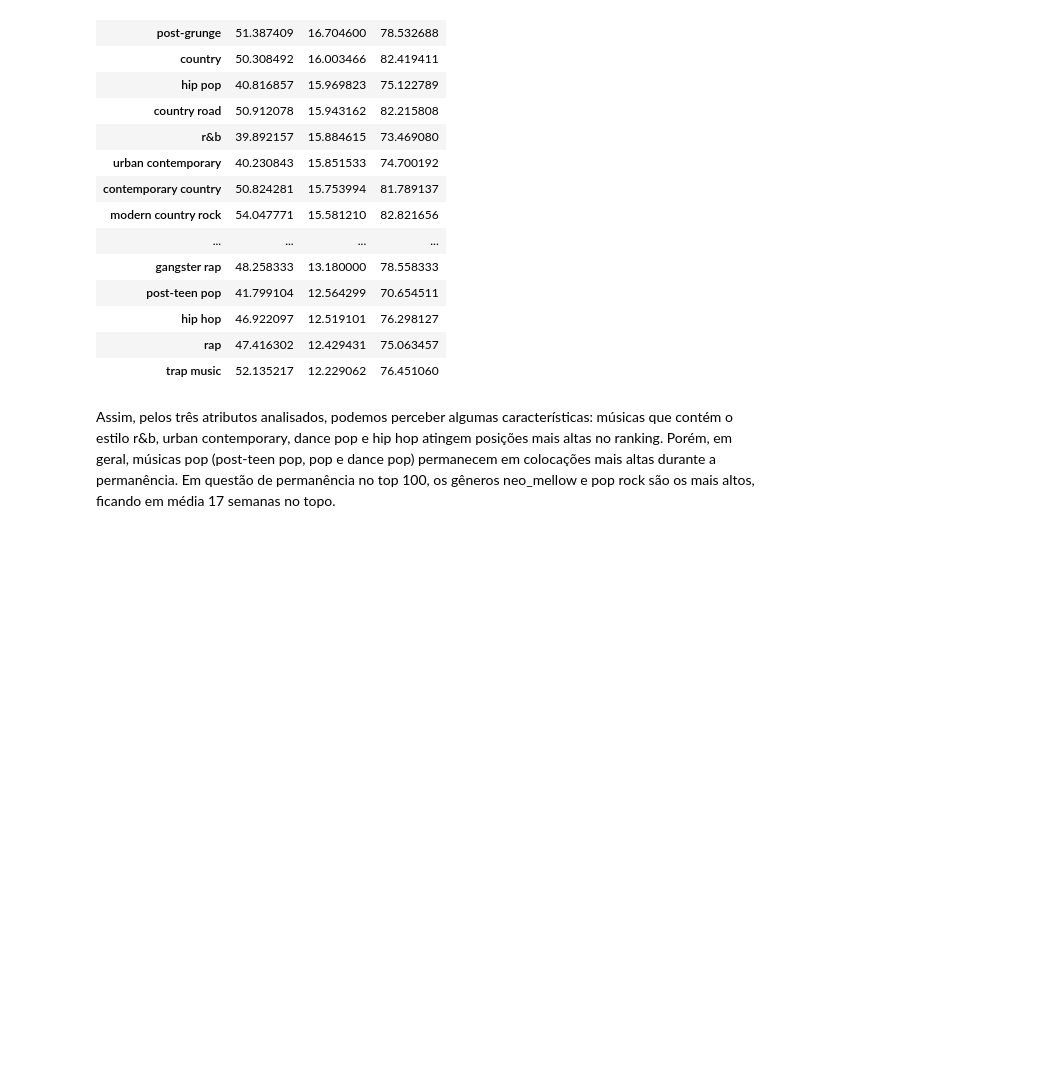
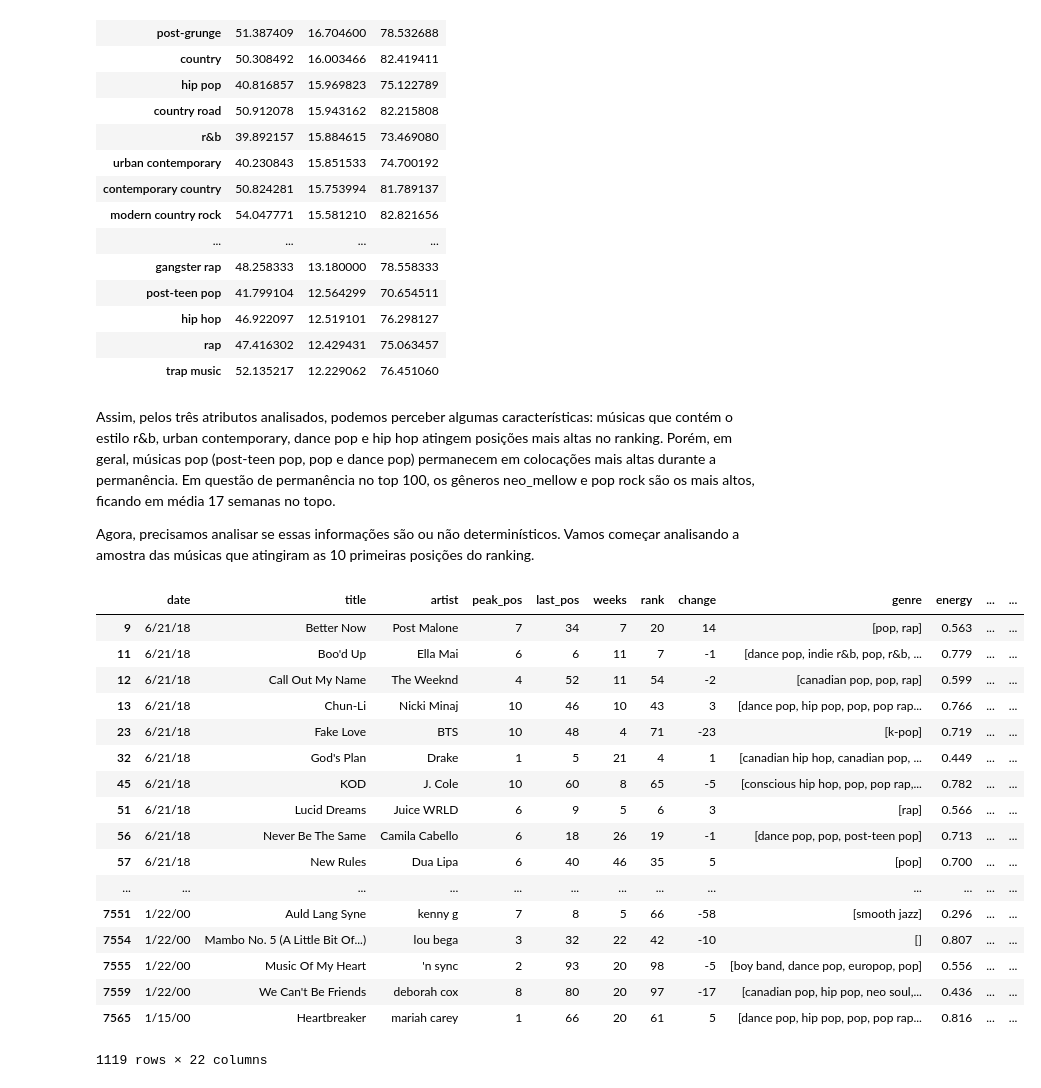
Before and after one commit to mibrahimfm/TP-ICD, a Jupyter notebook: TP-ICD.ipynb, the cells around one changed output. Cells and saved outputs as stored; diff of their text form; code cells hidden in the pictures; blank space fills up the shorter version.

```diff
--- a/TP-ICD.ipynb
+++ b/TP-ICD.ipynb
@@ -269,3 +294,27 @@ estatisticas_generos.sort_values(by='weeks', ascending=False)
 | trap music | 52.135217 | 12.229062 | 76.451060 |
 # %% [markdown]
 Assim, pelos três atributos analisados, podemos perceber algumas características: músicas que contém o estilo r&b, urban contemporary, dance pop e hip hop atingem posições mais altas no ranking. Porém, em geral, músicas pop (post-teen pop, pop e dance pop) permanecem em colocações mais altas durante a permanência. Em questão de permanência no top 100, os gêneros neo_mellow e pop rock são os mais altos, ficando em média 17 semanas no topo.
+
+Agora, precisamos analisar se essas informações são ou não determinísticos. Vamos começar analisando a amostra das músicas que atingiram as 10 primeiras posições do ranking.
+# %%
+dfTop10 = dfWithGenreList[dfWithGenreList['peak_pos'] < 11]
+dfTop10
+# %% [output]
+|  | date | title | artist | peak_pos | last_pos | weeks | rank | change | genre | energy | ... | ... |
+| 9 | 6/21/18 | Better Now | Post Malone | 7 | 34 | 7 | 20 | 14 | [pop, rap] | 0.563 | ... | ... |
+| 11 | 6/21/18 | Boo'd Up | Ella Mai | 6 | 6 | 11 | 7 | -1 | [dance pop, indie r&b, pop, r&b, ... | 0.779 | ... | ... |
+| 12 | 6/21/18 | Call Out My Name | The Weeknd | 4 | 52 | 11 | 54 | -2 | [canadian pop, pop, rap] | 0.599 | ... | ... |
+| 13 | 6/21/18 | Chun-Li | Nicki Minaj | 10 | 46 | 10 | 43 | 3 | [dance pop, hip pop, pop, pop rap... | 0.766 | ... | ... |
+| 23 | 6/21/18 | Fake Love | BTS | 10 | 48 | 4 | 71 | -23 | [k-pop] | 0.719 | ... | ... |
+| 32 | 6/21/18 | God's Plan | Drake | 1 | 5 | 21 | 4 | 1 | [canadian hip hop, canadian pop, ... | 0.449 | ... | ... |
+| 45 | 6/21/18 | KOD | J. Cole | 10 | 60 | 8 | 65 | -5 | [conscious hip hop, pop, pop rap,... | 0.782 | ... | ... |
+| 51 | 6/21/18 | Lucid Dreams | Juice WRLD | 6 | 9 | 5 | 6 | 3 | [rap] | 0.566 | ... | ... |
+| 56 | 6/21/18 | Never Be The Same | Camila Cabello | 6 | 18 | 26 | 19 | -1 | [dance pop, pop, post-teen pop] | 0.713 | ... | ... |
+| 57 | 6/21/18 | New Rules | Dua Lipa | 6 | 40 | 46 | 35 | 5 | [pop] | 0.700 | ... | ... |
+| ... | ... | ... | ... | ... | ... | ... | ... | ... | ... | ... | ... | ... |
+| 7551 | 1/22/00 | Auld Lang Syne | kenny g | 7 | 8 | 5 | 66 | -58 | [smooth jazz] | 0.296 | ... | ... |
+| 7554 | 1/22/00 | Mambo No. 5 (A Little Bit Of...) | lou bega | 3 | 32 | 22 | 42 | -10 | [] | 0.807 | ... | ... |
+| 7555 | 1/22/00 | Music Of My Heart | 'n sync | 2 | 93 | 20 | 98 | -5 | [boy band, dance pop, europop, pop] | 0.556 | ... | ... |
+| 7559 | 1/22/00 | We Can't Be Friends | deborah cox | 8 | 80 | 20 | 97 | -17 | [canadian pop, hip pop, neo soul,... | 0.436 | ... | ... |
+| 7565 | 1/15/00 | Heartbreaker | mariah carey | 1 | 66 | 20 | 61 | 5 | [dance pop, hip pop, pop, pop rap... | 0.816 | ... | ... |
+1119 rows × 22 columns
```
Also changed, not shown: parts of 11 cells of this notebook.
